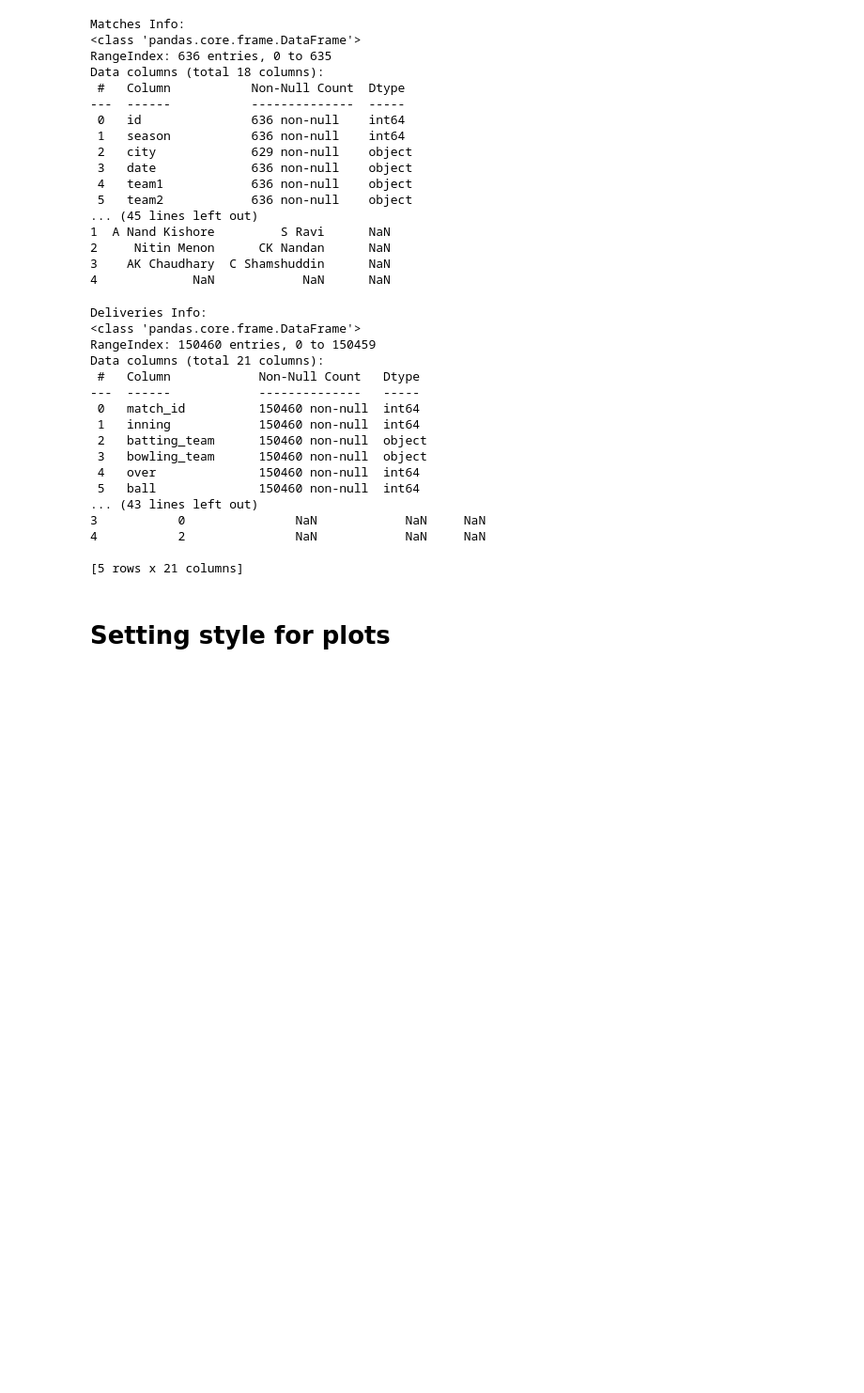
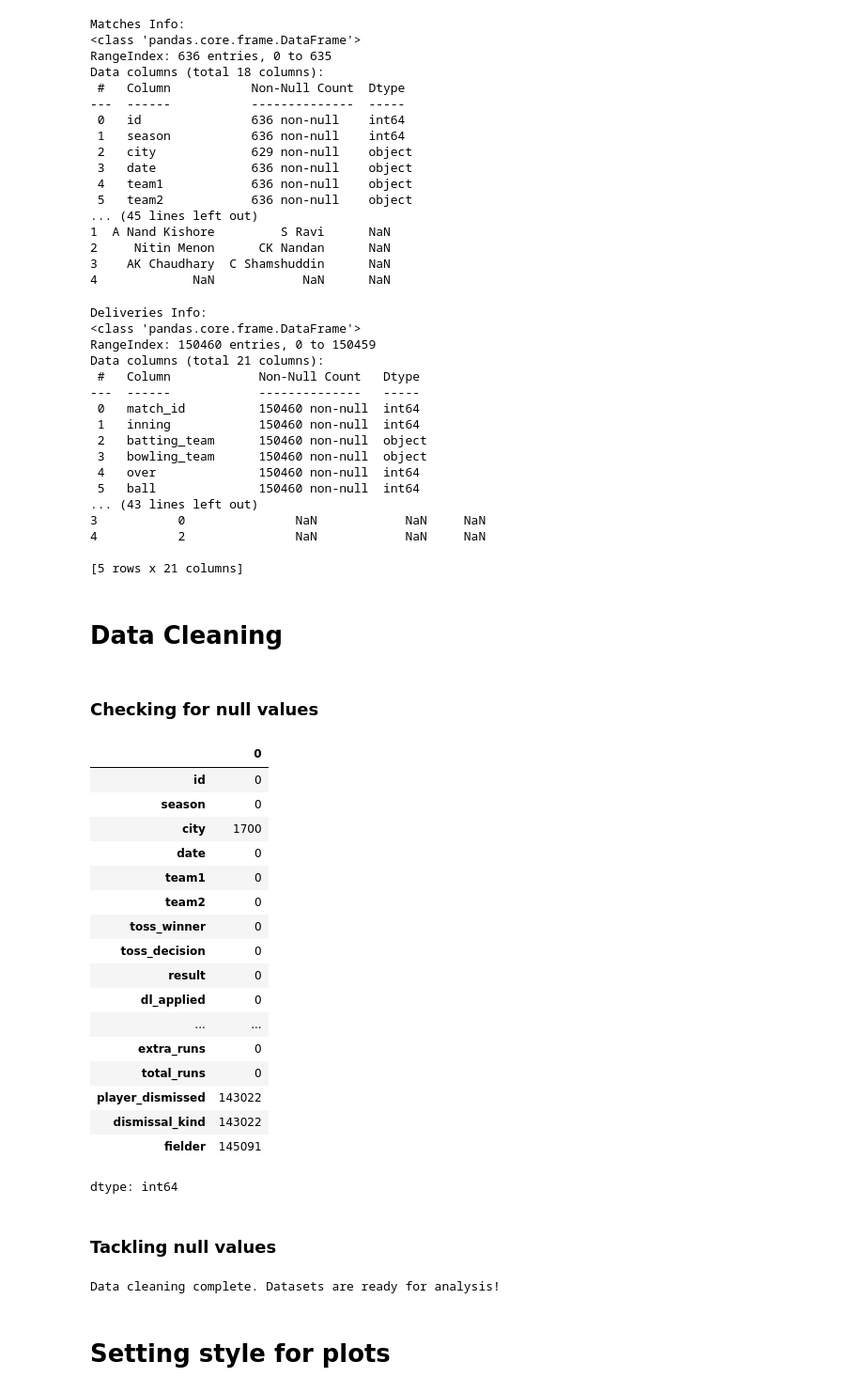
Before and after one commit to Ayu-sshhhhh/IPL-Cricket-Data-Analysis, a Jupyter notebook: IPL_Cricket_Data_Analysis.ipynb, the cells around one changed output. Shown at 94% size. Saved outputs shown, nothing was run; the diff lists cells and outputs as text; code cells hidden in the pictures; blank space fills up the shorter version.

```diff
--- a/IPL_Cricket_Data_Analysis.ipynb
+++ b/IPL_Cricket_Data_Analysis.ipynb
@@ -57,6 +57,60 @@ Data columns (total 21 columns):
 4           2               NaN            NaN     NaN
 
 [5 rows x 21 columns]
+# %% [markdown]
+# Data Cleaning
+# %% [markdown]
+### Checking for null values
+# %%
+df = matches.merge(deliveries, left_on='id', right_on='match_id')
+df.isna().sum()
+# %% [output]
+|  | 0 |
+| id | 0 |
+| season | 0 |
+| city | 1700 |
+| date | 0 |
+| team1 | 0 |
+| team2 | 0 |
+| toss_winner | 0 |
+| toss_decision | 0 |
+| result | 0 |
+| dl_applied | 0 |
+| ... | ... |
+| extra_runs | 0 |
+| total_runs | 0 |
+| player_dismissed | 143022 |
+| dismissal_kind | 143022 |
+| fielder | 145091 |
+dtype: int64
+# %% [markdown]
+### Tackling null values
+# %%
+matches.replace('Rising Pune Supergiants', 'Rising Pune Supergiant', inplace=True)
+deliveries.replace('Rising Pune Supergiants', 'Rising Pune Supergiant', inplace=True)
+
+matches['city'] = matches['city'].fillna('Dubai')
+
+# Handle 'No Result' matches
+matches['winner'] = matches['winner'].fillna('No Result')
+matches['player_of_match'] = matches['player_of_match'].fillna('None')
+
+# Drop the empty 'umpire3' column
+matches.drop(columns=['umpire3'], inplace=True)
+
+# Convert date column to datetime format
+matches['date'] = pd.to_datetime(matches['date'])
+
+# Remove duplicate rows in deliveries
+deliveries.drop_duplicates(inplace=True)
+
+# Save cleaned data (optional)
+matches.to_csv('cleaned_matches.csv', index=False)
+deliveries.to_csv('cleaned_deliveries.csv', index=False)
+
+print("Data cleaning complete. Datasets are ready for analysis!")
+# %% [output]
+Data cleaning complete. Datasets are ready for analysis!
 # %% [markdown]
 # Setting style for plots
 # %%
```
Also changed, not shown: parts of 1 cell of this notebook.
